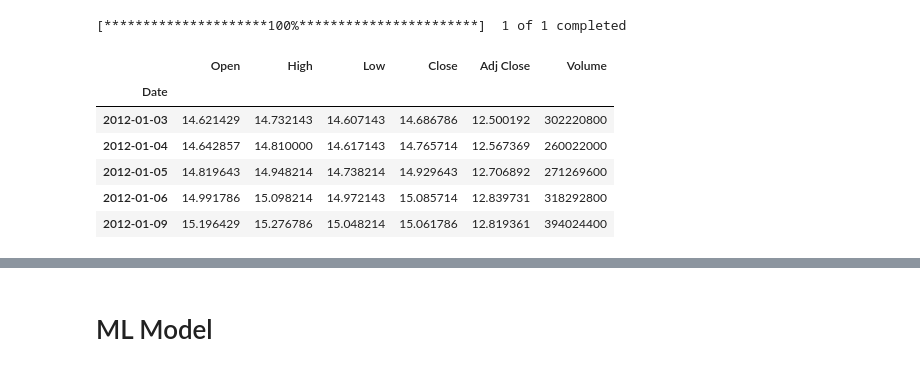
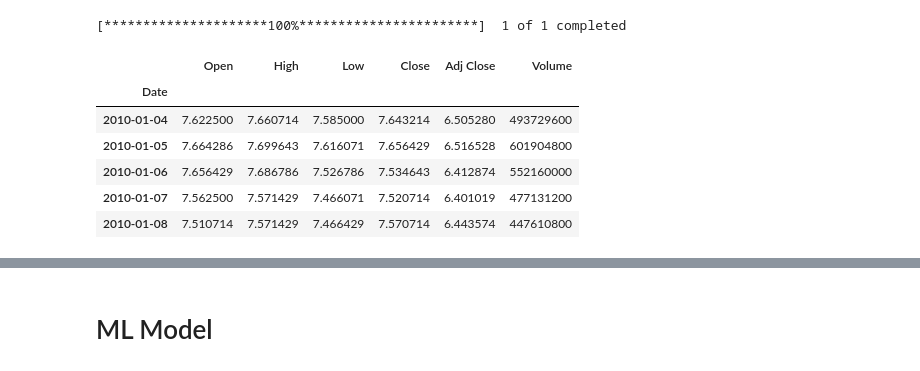
Before and after one commit to Underemployed/Python-Stock-Trend-Prediction, a Jupyter notebook: ue/underemployed/LTSM Model.ipynb, the cells around one changed output, grey strips where cells are left out. Cells and saved outputs as stored; diff of their text form; code cells hidden in the pictures.

```diff
--- a/ue/underemployed/LTSM Model.ipynb
+++ b/ue/underemployed/LTSM Model.ipynb
@@ -8,17 +9,17 @@ import yfinance as yf
 # %%
-start_date = '2012-01-01'
-end_date = '2020-01-01'
+start_date = '2010-01-01'
+end_date = '2019-12-31'
 df = yf.download('AAPL', start=start_date, end=end_date)
 df.head()
 # %% [output]
 [*********************100%***********************]  1 of 1 completed
 |  | Open | High | Low | Close | Adj Close | Volume |
 | Date |  |  |  |  |  |  |
-| 2012-01-03 | 14.621429 | 14.732143 | 14.607143 | 14.686786 | 12.500192 | 302220800 |
-| 2012-01-04 | 14.642857 | 14.810000 | 14.617143 | 14.765714 | 12.567369 | 260022000 |
-| 2012-01-05 | 14.819643 | 14.948214 | 14.738214 | 14.929643 | 12.706892 | 271269600 |
-| 2012-01-06 | 14.991786 | 15.098214 | 14.972143 | 15.085714 | 12.839731 | 318292800 |
-| 2012-01-09 | 15.196429 | 15.276786 | 15.048214 | 15.061786 | 12.819361 | 394024400 |
+| 2010-01-04 | 7.622500 | 7.660714 | 7.585000 | 7.643214 | 6.505280 | 493729600 |
+| 2010-01-05 | 7.664286 | 7.699643 | 7.616071 | 7.656429 | 6.516528 | 601904800 |
+| 2010-01-06 | 7.656429 | 7.686786 | 7.526786 | 7.534643 | 6.412874 | 552160000 |
+| 2010-01-07 | 7.562500 | 7.571429 | 7.466071 | 7.520714 | 6.401019 | 477131200 |
+| 2010-01-08 | 7.510714 | 7.571429 | 7.466429 | 7.570714 | 6.443574 | 447610800 |
 # %%
 df.tail()
 # %% [output]
```
Also changed, not shown: parts of 39 cells of this notebook.
